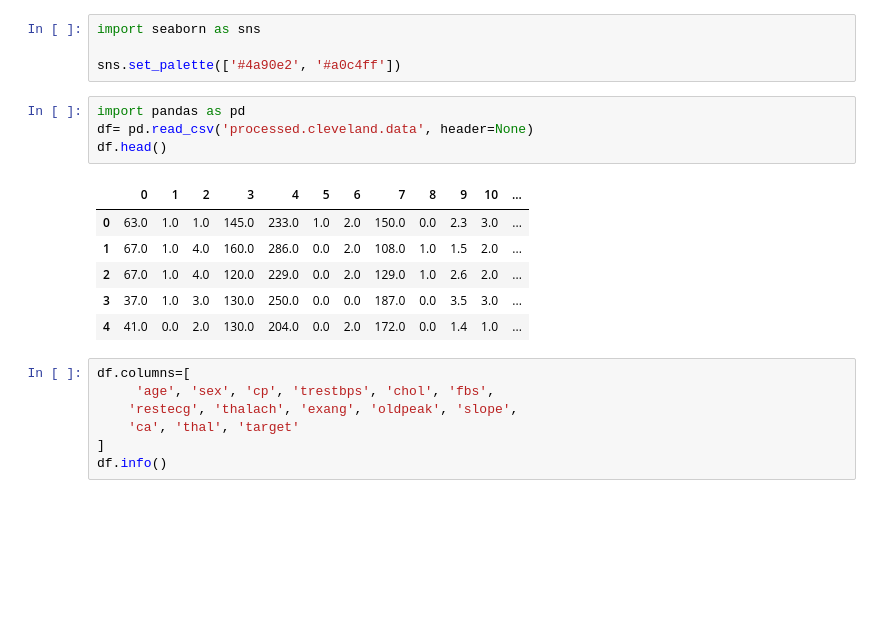
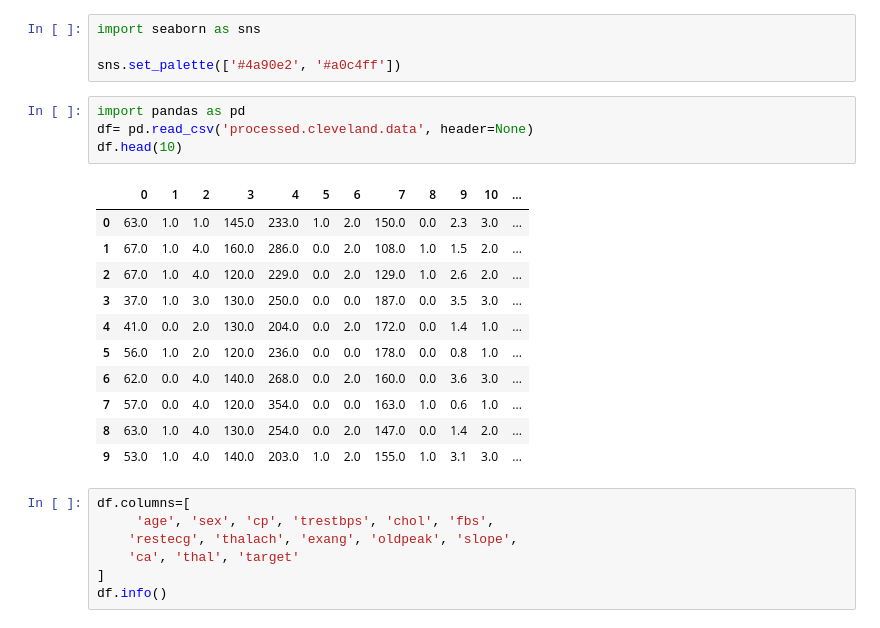
Before and after one commit to Yomna-Mahsoob/Heart-Disease-Prediction, a Jupyter notebook: data_preprocessing.ipynb, the cells around one changed output. Cells and saved outputs as stored; diff of their text form; blank space fills up the shorter version.

```diff
--- a/data_preprocessing.ipynb
+++ b/data_preprocessing.ipynb
@@ -5,14 +5,19 @@ sns.set_palette(['#4a90e2', '#a0c4ff'])
 # %%
 import pandas as pd
 df= pd.read_csv('processed.cleveland.data', header=None)
-df.head()
+df.head(10)
 # %% [output]
 |  | 0 | 1 | 2 | 3 | 4 | 5 | 6 | 7 | 8 | 9 | 10 | ... |
 | 0 | 63.0 | 1.0 | 1.0 | 145.0 | 233.0 | 1.0 | 2.0 | 150.0 | 0.0 | 2.3 | 3.0 | ... |
 | 1 | 67.0 | 1.0 | 4.0 | 160.0 | 286.0 | 0.0 | 2.0 | 108.0 | 1.0 | 1.5 | 2.0 | ... |
 | 2 | 67.0 | 1.0 | 4.0 | 120.0 | 229.0 | 0.0 | 2.0 | 129.0 | 1.0 | 2.6 | 2.0 | ... |
 | 3 | 37.0 | 1.0 | 3.0 | 130.0 | 250.0 | 0.0 | 0.0 | 187.0 | 0.0 | 3.5 | 3.0 | ... |
 | 4 | 41.0 | 0.0 | 2.0 | 130.0 | 204.0 | 0.0 | 2.0 | 172.0 | 0.0 | 1.4 | 1.0 | ... |
+| 5 | 56.0 | 1.0 | 2.0 | 120.0 | 236.0 | 0.0 | 0.0 | 178.0 | 0.0 | 0.8 | 1.0 | ... |
+| 6 | 62.0 | 0.0 | 4.0 | 140.0 | 268.0 | 0.0 | 2.0 | 160.0 | 0.0 | 3.6 | 3.0 | ... |
+| 7 | 57.0 | 0.0 | 4.0 | 120.0 | 354.0 | 0.0 | 0.0 | 163.0 | 1.0 | 0.6 | 1.0 | ... |
+| 8 | 63.0 | 1.0 | 4.0 | 130.0 | 254.0 | 0.0 | 2.0 | 147.0 | 0.0 | 1.4 | 2.0 | ... |
+| 9 | 53.0 | 1.0 | 4.0 | 140.0 | 203.0 | 1.0 | 2.0 | 155.0 | 1.0 | 3.1 | 3.0 | ... |
 # %%
 df.columns=[
      'age', 'sex', 'cp', 'trestbps', 'chol', 'fbs',
```
Also changed, not shown: parts of 2 cells of this notebook.
